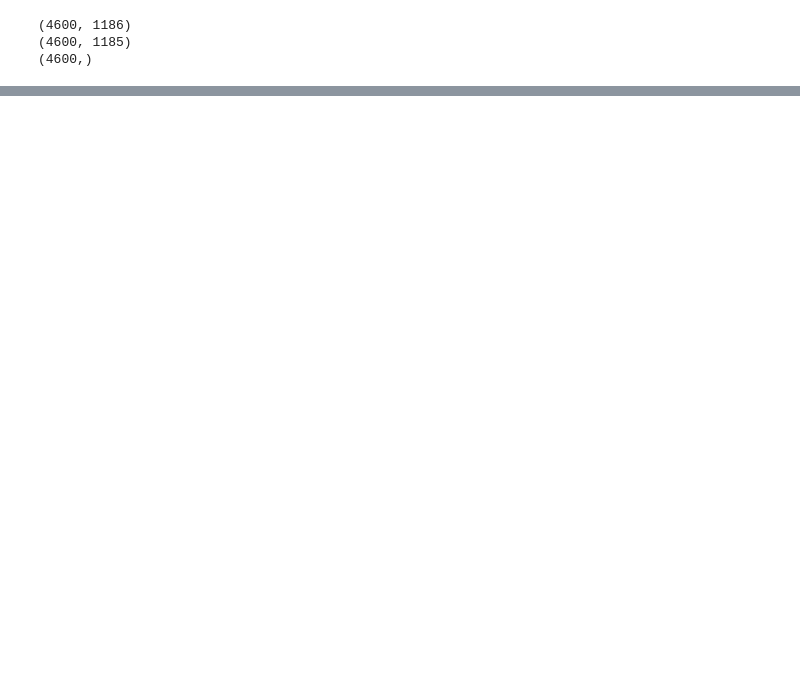
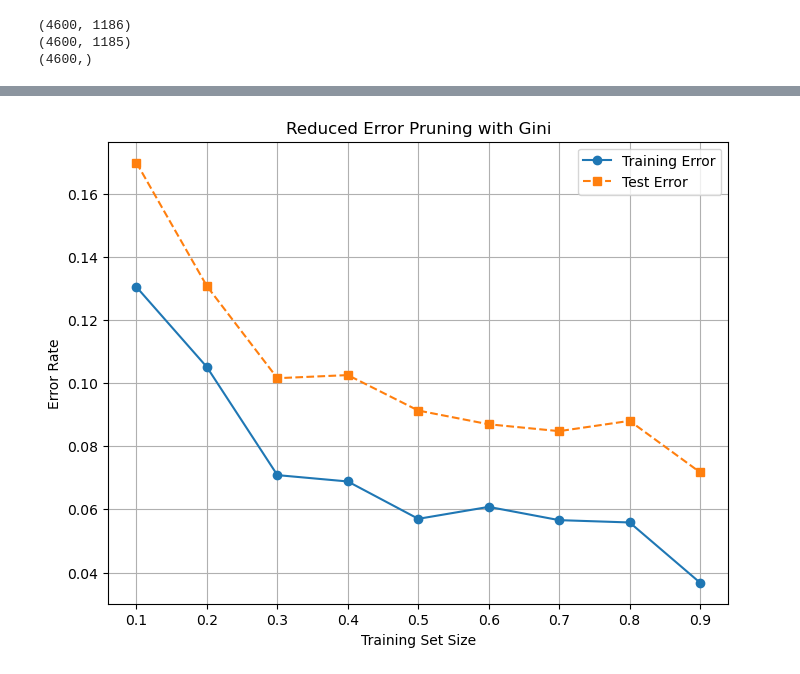
Before and after one commit to arya-2407/seng474-a1, a Jupyter notebook: decsion-tree/dt.ipynb, the cells around one changed output, grey strips where cells are left out. Saved outputs shown, nothing was run; the diff lists cells and outputs as text; code cells hidden in the pictures; blank space fills up the shorter version.

Commit message:
dt classifier experiment wiht different criterion

```diff
--- a/decsion-tree/dt.ipynb
+++ b/decsion-tree/dt.ipynb
@@ -89,16 +42,0 @@ plt.show()
-# %%
-from sklearn.model_selection import train_test_split
-
-# Define X and y using iloc (since there are no column names)
-X = df.iloc[:, :-1]  # Features (all except last column)
-y = df.iloc[:, -1]   # Target (last column)
-
-# Split into train (60%), validation (20%), and test (20%) sets
-X_train, X_temp, y_train, y_temp = train_test_split(X, y, test_size=0.4, random_state=42)
-X_val, X_test, y_val, y_test = train_test_split(X_temp, y_temp, test_size=0.5, random_state=42)
-# %%
-from sklearn.tree import DecisionTreeClassifier
-
-# Train a fully grown decision tree
-tree = DecisionTreeClassifier(random_state=42)  # No depth limit (overfitting expected)
-tree.fit(X_train, y_train)
@@ -133,4 +42,0 @@ Optimal depth after pruning: None
-# %%
-# Train pruned decision tree
-pruned_tree = DecisionTreeClassifier(max_depth=best_depth, random_state=42)
-pruned_tree.fit(X_train, y_train)
@@ -174,0 +51,78 @@ s
+# %%
+
+train_sizes = np.linspace(0.1, 0.9, 9)  # Train sizes from 10% to 90%
+train_error = []
+test_error = []
+
+def prune_tree(tree, X_val, y_val):
+    """
+    Prune a decision tree by iteratively removing nodes if it improves validation accuracy.
+    """
+    def prune_node(node):
+        """
+        Recursively prune the tree starting from the leaves.
+        """
+        if tree.tree_.children_left[node] != _tree.TREE_LEAF:
+            # Recursively prune left and right children
+            prune_node(tree.tree_.children_left[node])
+            prune_node(tree.tree_.children_right[node])
+
+            # Backup original predictions
+            left_child, right_child = tree.tree_.children_left[node], tree.tree_.children_right[node]
+            original_values = tree.tree_.value[node].copy()
+
+            # Make the node a leaf by setting its children to -1
+            tree.tree_.children_left[node] = _tree.TREE_LEAF
+            tree.tree_.children_right[node] = _tree.TREE_LEAF
+
+            # Compute validation accuracy after pruning
+            y_val_pred = tree.predict(X_val)
+            pruned_accuracy = accuracy_score(y_val, y_val_pred)
+
+            # Restore the original node if pruning didn't improve accuracy
+            if pruned_accuracy < prune_tree.best_val_accuracy:
+                tree.tree_.children_left[node] = left_child
+                tree.tree_.children_right[node] = right_child
+                tree.tree_.value[node] = original_values
+            else:
+                prune_tree.best_val_accuracy = pruned_accuracy  # Update best accuracy
+
+    prune_tree.best_val_accuracy = accuracy_score(y_val, clf.predict(X_val))  # Store best accuracy
+    prune_node(0)  # Start pruning from the root
+
+# Vary training size
+for train_size in train_sizes:
+    X_train, X_test, y_train, y_test = train_test_split(X, y, train_size=train_size, random_state=42, stratify=y)
+
+    # Further split training set for validation (10% of train size)
+    X_train, X_val, y_train, y_val = train_test_split(X_train, y_train, test_size=0.1, random_state=42, stratify=y_train)
+
+    clf = DecisionTreeClassifier(criterion='gini',random_state=42)
+    clf.fit(X_train, y_train)
+
+    # Apply pruning
+    prune_tree(clf, X_val, y_val)
+
+    # Compute train error
+    y_train_pred = clf.predict(X_train)
+    cur_training_err = 1 - accuracy_score(y_train, y_train_pred)
+
+    # Compute test error
+    y_test_pred = clf.predict(X_test)
+    cur_test_error = 1 - accuracy_score(y_test, y_test_pred)
+
+    train_error.append(cur_training_err)
+    test_error.append(cur_test_error)
+
+# Plot results
+plt.figure(figsize=(8,6))
+plt.plot(train_sizes, train_error, label="Training Error", marker='o', linestyle='-')
+plt.plot(train_sizes, test_error, label="Test Error ", marker='s', linestyle='--')
+plt.xlabel("Training Set Size")
+plt.ylabel("Error Rate")
+plt.title("Reduced Error Pruning with Gini")
+plt.legend()
+plt.grid(True)
+plt.show()
+# %% [output]
+[figure, added]
```
Also changed, not shown: parts of 16 cells of this notebook, 2 other files.
